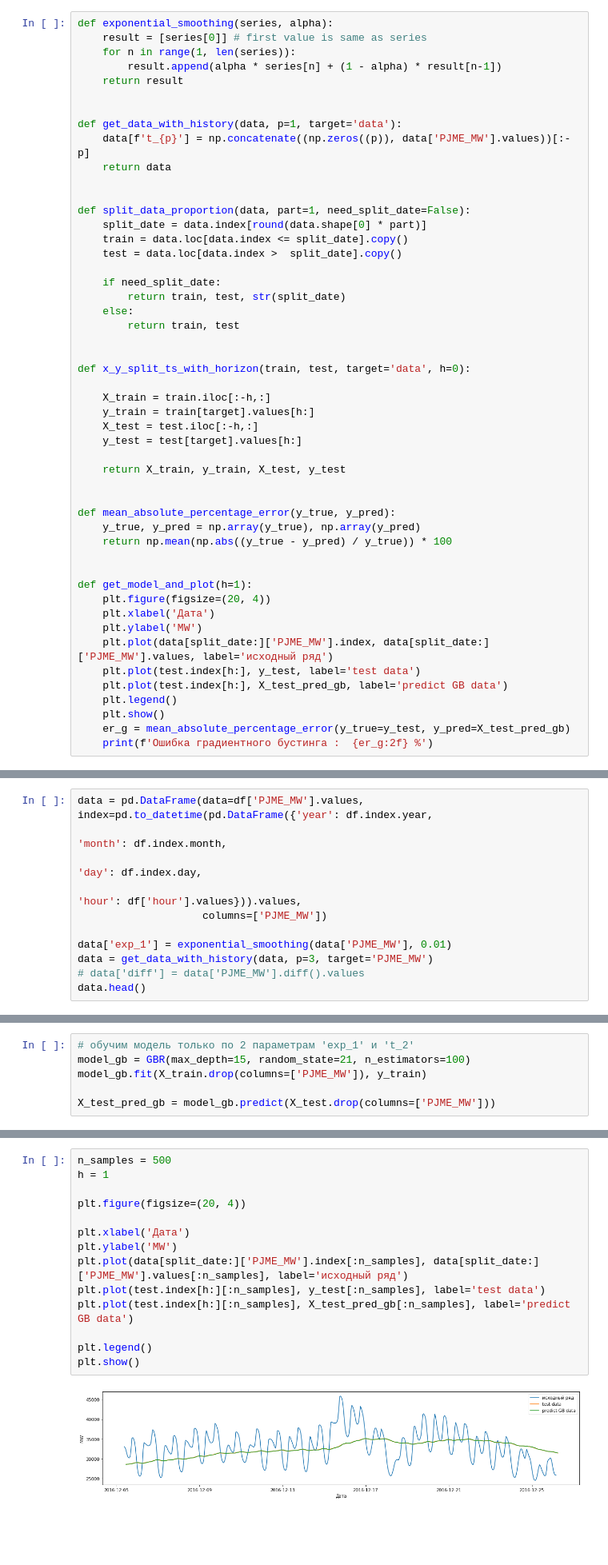
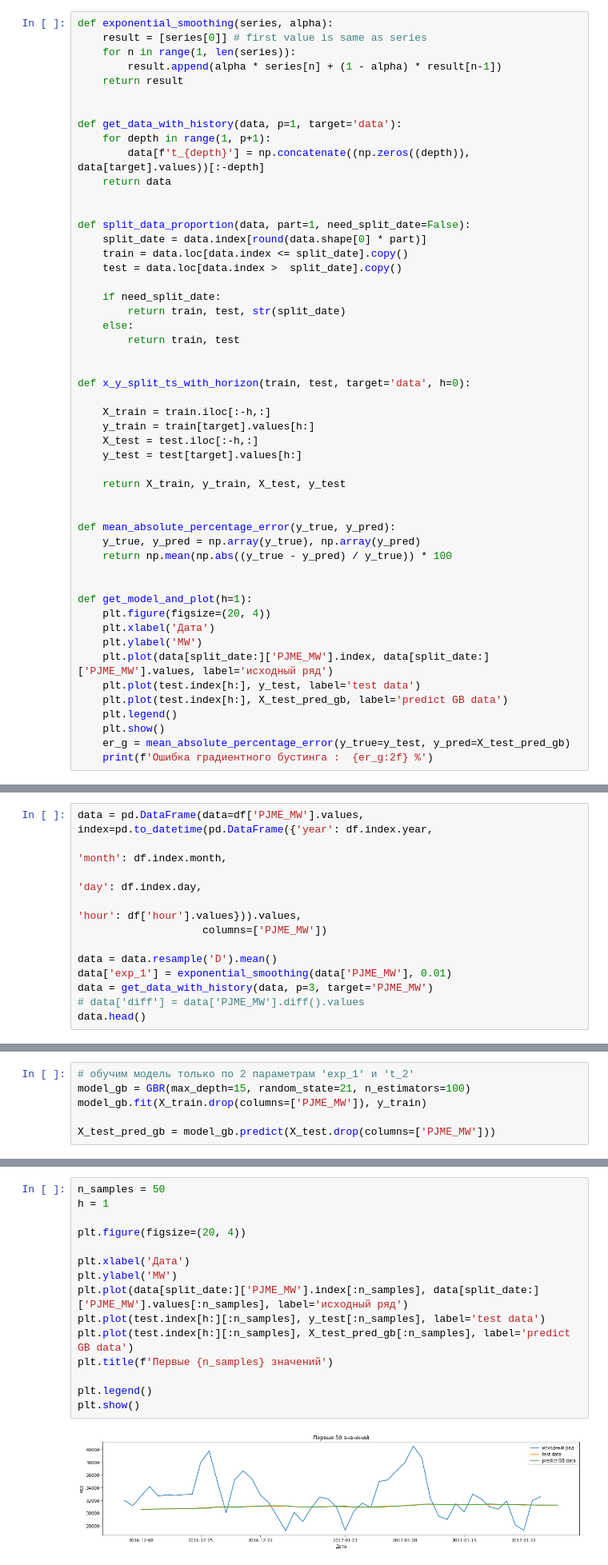
Before and after one commit to GruXsqK/ML_in_business, a Jupyter notebook: Lesson_2/Lesson_2.ipynb, the cells around one changed output, grey strips where cells are left out. Shown: that part at 80% size. Saved outputs shown, nothing was run; the diff lists cells and outputs as text; blank space fills up the shorter version.

```diff
--- a/Lesson_2/Lesson_2.ipynb
+++ b/Lesson_2/Lesson_2.ipynb
@@ -17,7 +17,8 @@ def exponential_smoothing(series, alpha):
 
 
 def get_data_with_history(data, p=1, target='data'):
-    data[f't_{p}'] = np.concatenate((np.zeros((p)), data['PJME_MW'].values))[:-p]
+    for depth in range(1, p+1):
+        data[f't_{depth}'] = np.concatenate((np.zeros((depth)), data[target].values))[:-depth]
     return data
 
 
@@ -76,6 +77,7 @@ data = pd.DataFrame(data=df['PJME_MW'].values, index=pd.to_datetime(pd.DataFrame
                                                                                   'hour': df['hour'].values})).values,
                     columns=['PJME_MW'])
 
+data = data.resample('D').mean()
 data['exp_1'] = exponential_smoothing(data['PJME_MW'], 0.01)
 data = get_data_with_history(data, p=3, target='PJME_MW')
 # data['diff'] = data['PJME_MW'].diff().values
@@ -115,19 +117,20 @@ get_model_and_plot(h=1)
 # %%
-n_samples = 500
+n_samples = 50
 h = 1
 
 plt.figure(figsize=(20, 4))
 
 plt.xlabel('Дата')
 plt.ylabel('MW')
 plt.plot(data[split_date:]['PJME_MW'].index[:n_samples], data[split_date:]['PJME_MW'].values[:n_samples], label='исходный ряд')
 plt.plot(test.index[h:][:n_samples], y_test[:n_samples], label='test data')
 plt.plot(test.index[h:][:n_samples], X_test_pred_gb[:n_samples], label='predict GB data')
+plt.title(f'Первые {n_samples} значений')
 
 plt.legend()
 plt.show()
 # %% [output]
-[figure, old version]
+[figure, new version]
 # %% [markdown]
 __2. Оцените ошибку модели из п.1__
 # %% [markdown]
```
Also changed, not shown: parts of 7 cells of this notebook.
